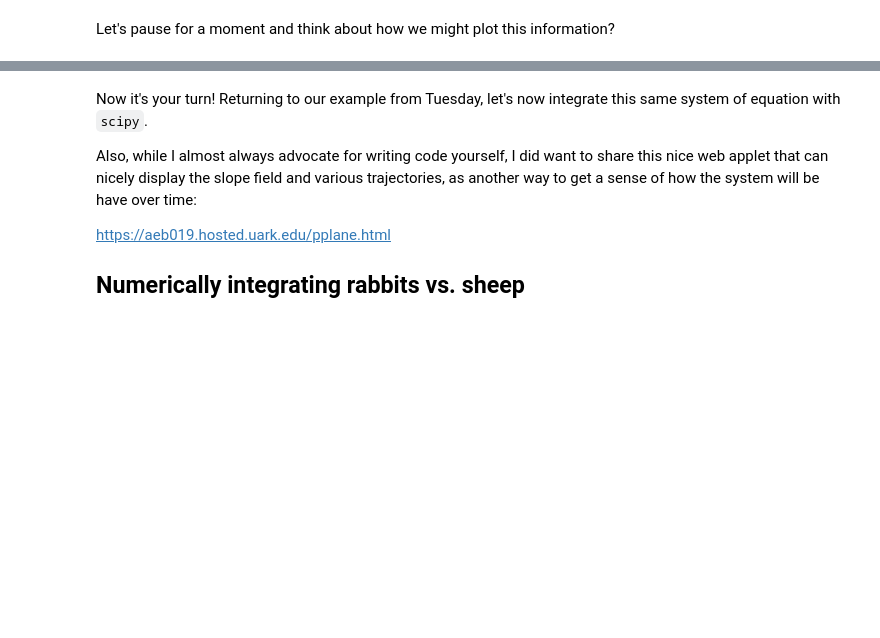
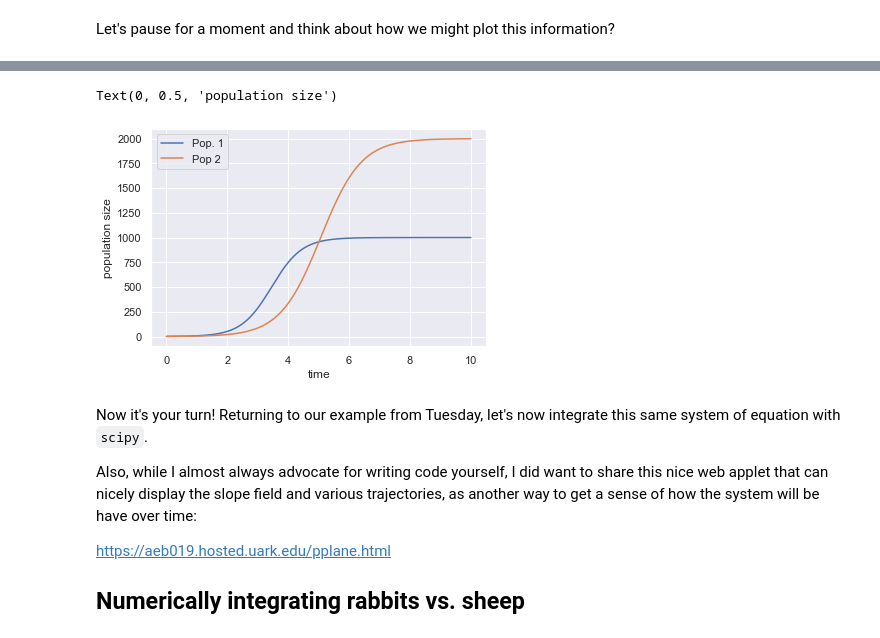
Before and after one commit to sbeeler/BIOL301_Fall2022, a Jupyter notebook: _sources/04_scipy_integration.ipynb, the cells around one changed output, grey strips where cells are left out. Drawn from its saved outputs; the diff is of its cells as text; code cells hidden in the pictures; blank space fills up the shorter version.

```diff
--- a/_sources/04_scipy_integration.ipynb
+++ b/_sources/04_scipy_integration.ipynb
@@ -84,3 +118,12 @@ Let's pause for a moment and think about how we might plot this information?
+# %%
+plt.plot(t, xy[: , 0])
+plt.plot(t, xy[: , 1])
+plt.legend(["Pop. 1", "Pop 2"])
+plt.xlabel("time")
+plt.ylabel("population size")
+# %% [output]
+Text(0, 0.5, 'population size')
+[figure, added]
 # %% [markdown]
 Now it's your turn! Returning to our example from Tuesday, let's now integrate this same system of equation with `scipy`.
 
```
Also changed, not shown: parts of 11 cells of this notebook, 7 other files.
